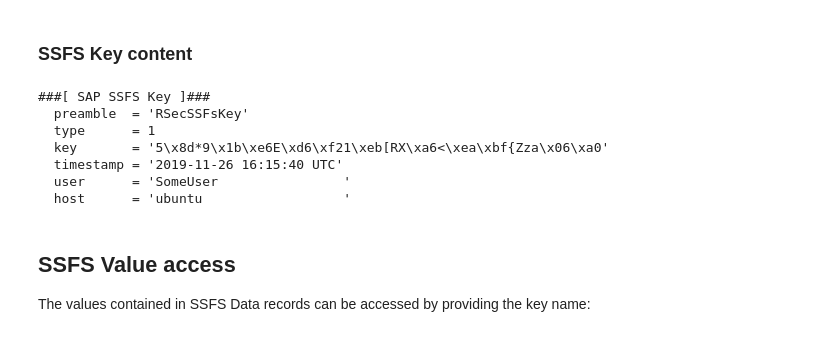
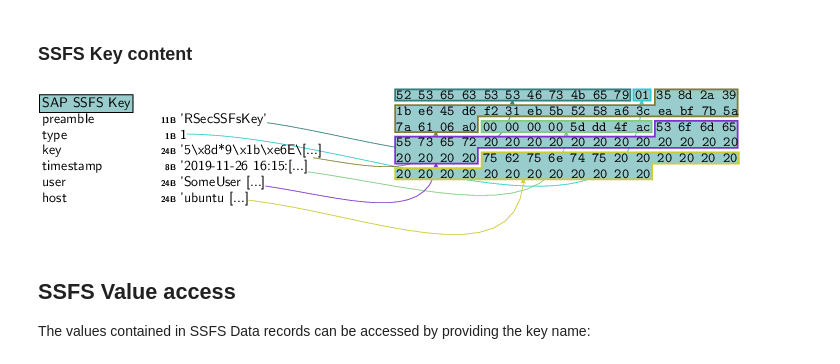
Before and after one commit to OWASP/pysap, a Jupyter notebook: docs/fileformats/SAPSSFS.ipynb, the cells around one changed output. Saved outputs shown, nothing was run; the diff lists cells and outputs as text; code cells hidden in the pictures.

```diff
--- a/docs/fileformats/SAPSSFS.ipynb
+++ b/docs/fileformats/SAPSSFS.ipynb
@@ -77,15 +63,9 @@ True
 # %% [markdown]
 ### SSFS Key content
 # %%
-ssfs_key.show()
+ssfs_key.canvas_dump()
 # %% [output]
-###[ SAP SSFS Key ]###
-  preamble  = 'RSecSSFsKey'
-  type      = 1
-  key       = '5\x8d*9\x1b\xe6E\xd6\xf21\xeb[RX\xa6<\xea\xbf{Zza\x06\xa0'
-  timestamp = '2019-11-26 16:15:40 UTC'
-  user      = 'SomeUser                '
-  host      = 'ubuntu                  '
+[figure, added]
 # %% [markdown]
 ## SSFS Value access
 
```
Also changed, not shown: parts of 2 cells of this notebook.
